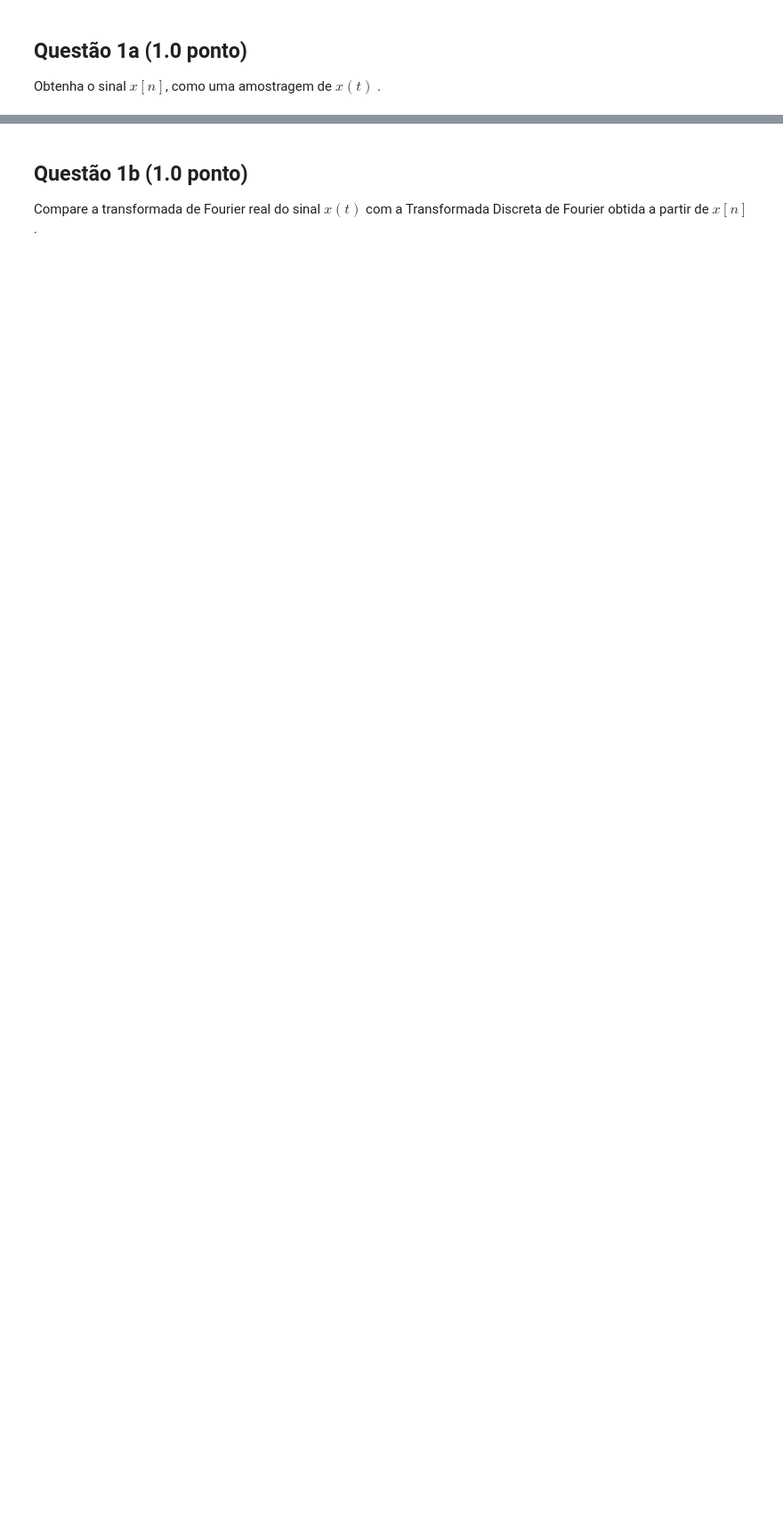
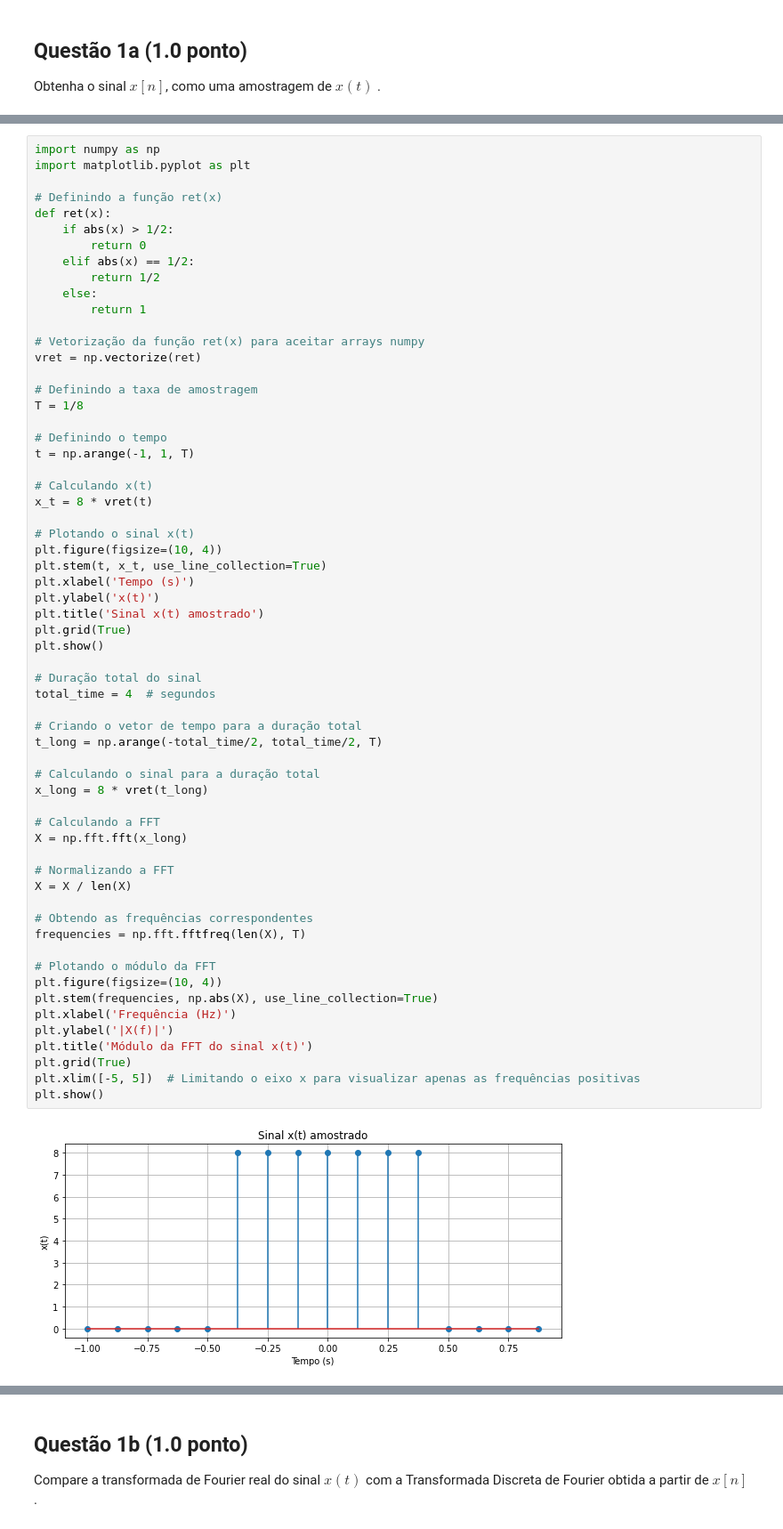
Before and after one commit to yantavares/sstd, a Jupyter notebook: Projeto_3/projeto3.ipynb, the cells around one changed output, grey strips where cells are left out. Shown: that part at 89% size. Drawn from its saved outputs; the diff is of its cells as text; blank space fills up the shorter version.

```diff
--- a/Projeto_3/projeto3.ipynb
+++ b/Projeto_3/projeto3.ipynb
@@ -64,0 +36,63 @@ plt.show()
+# %%
+import numpy as np
+import matplotlib.pyplot as plt
+
+# Definindo a função ret(x)
+def ret(x):
+    if abs(x) > 1/2:
+        return 0
+    elif abs(x) == 1/2:
+        return 1/2
+    else:
+        return 1
+
+# Vetorização da função ret(x) para aceitar arrays numpy
+vret = np.vectorize(ret)
+
+# Definindo a taxa de amostragem
+T = 1/8
+
+# Definindo o tempo
+t = np.arange(-1, 1, T)
+
+# Calculando x(t)
+x_t = 8 * vret(t)
+
+# Plotando o sinal x(t)
+plt.figure(figsize=(10, 4))
+plt.stem(t, x_t, use_line_collection=True)
+plt.xlabel('Tempo (s)')
+plt.ylabel('x(t)')
+plt.title('Sinal x(t) amostrado')
+plt.grid(True)
+plt.show()
+
+# Duração total do sinal
+total_time = 4  # segundos
+
+# Criando o vetor de tempo para a duração total
+t_long = np.arange(-total_time/2, total_time/2, T)
+
+# Calculando o sinal para a duração total
+x_long = 8 * vret(t_long)
+
+# Calculando a FFT
+X = np.fft.fft(x_long)
+
+# Normalizando a FFT
+X = X / len(X)
+
+# Obtendo as frequências correspondentes
+frequencies = np.fft.fftfreq(len(X), T)
+
+# Plotando o módulo da FFT
+plt.figure(figsize=(10, 4))
+plt.stem(frequencies, np.abs(X), use_line_collection=True)
+plt.xlabel('Frequência (Hz)')
+plt.ylabel('|X(f)|')
+plt.title('Módulo da FFT do sinal x(t)')
+plt.grid(True)
+plt.xlim([-5, 5])  # Limitando o eixo x para visualizar apenas as frequências positivas
+plt.show()
+# %% [output]
+[figure, added]
```
Also changed, not shown: parts of 2 cells of this notebook.
